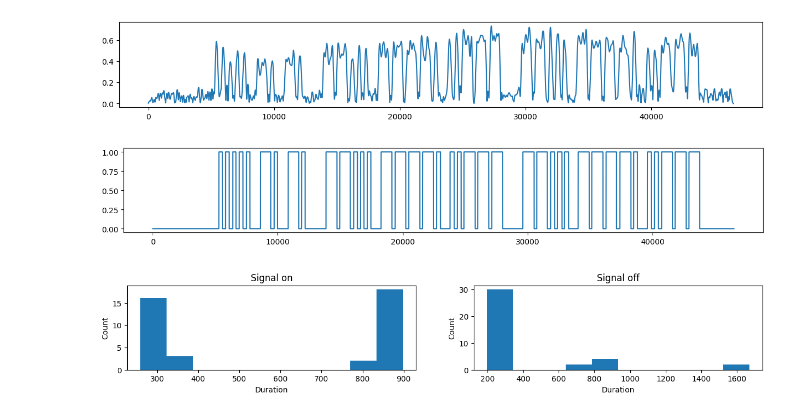
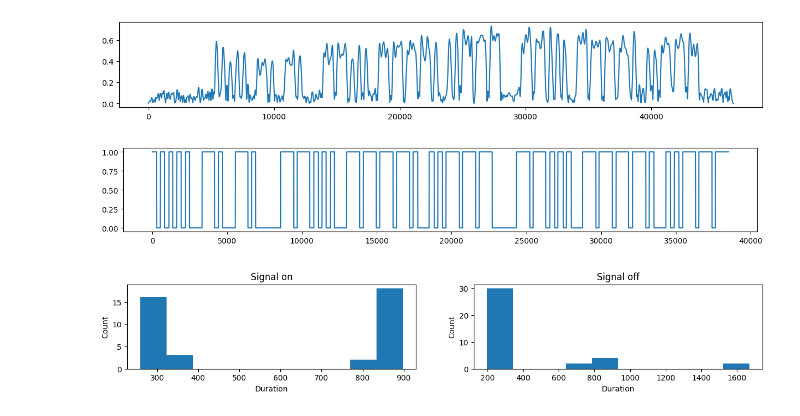
Before and after one commit to bashkirtsevich/cw-encoder, a Jupyter notebook: notebooks/cw-decode.ipynb, the cells around one changed output. Drawn from its saved outputs; the diff is of its cells as text; code cells hidden in the pictures.

```diff
--- a/notebooks/cw-decode.ipynb
+++ b/notebooks/cw-decode.ipynb
@@ -40,22 +40,23 @@ wav_data = wav_data / max_val
 # %%
 carrier = find_carrier(wav_data, sample_rate)
 filtered_wav_data = butter_bpf(wav_data, sample_rate, carrier)
 
 envelope = np.abs(signal.hilbert(filtered_wav_data))
 envelope = smooth_signal(envelope, sample_rate, window_length=0.005)
 
 square_wave = np.where(envelope > 0.2, 1, 0)
+square_wave = np.trim_zeros(square_wave, 'fb')
 
 plt.figure(figsize=(15, 2))
 plt.plot(envelope)
 plt.show()
 
 plt.figure(figsize=(15, 2))
 plt.plot(square_wave)
 plt.show()
 # %% [output]
 [figure]
-[figure, old version]
+[figure, new version]
 # %%
 MORSE_LETTERS = {
     "A": ".-", "B": "-...", "C": "-.-.", "D": "-..", "E": ".", "F": "..-.", "G": "--.", "H": "....", "I": "..",
```
